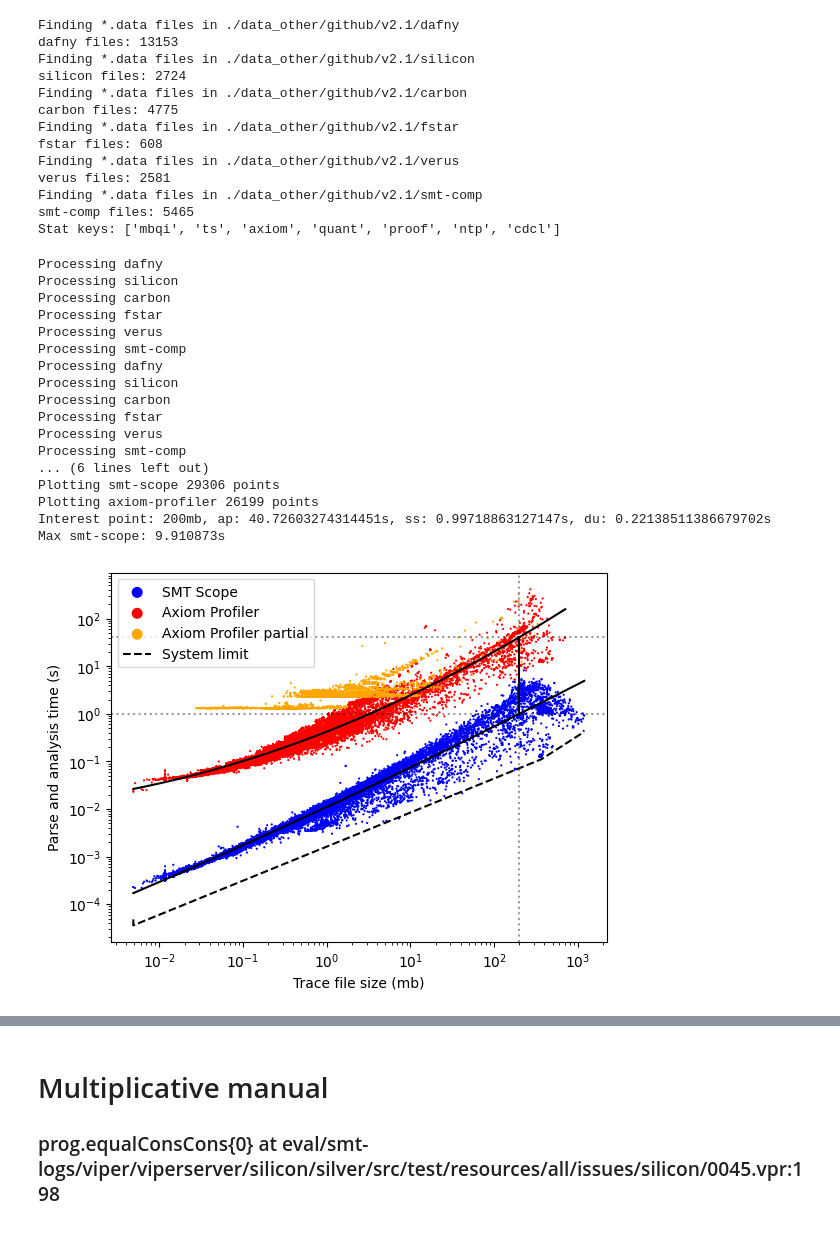
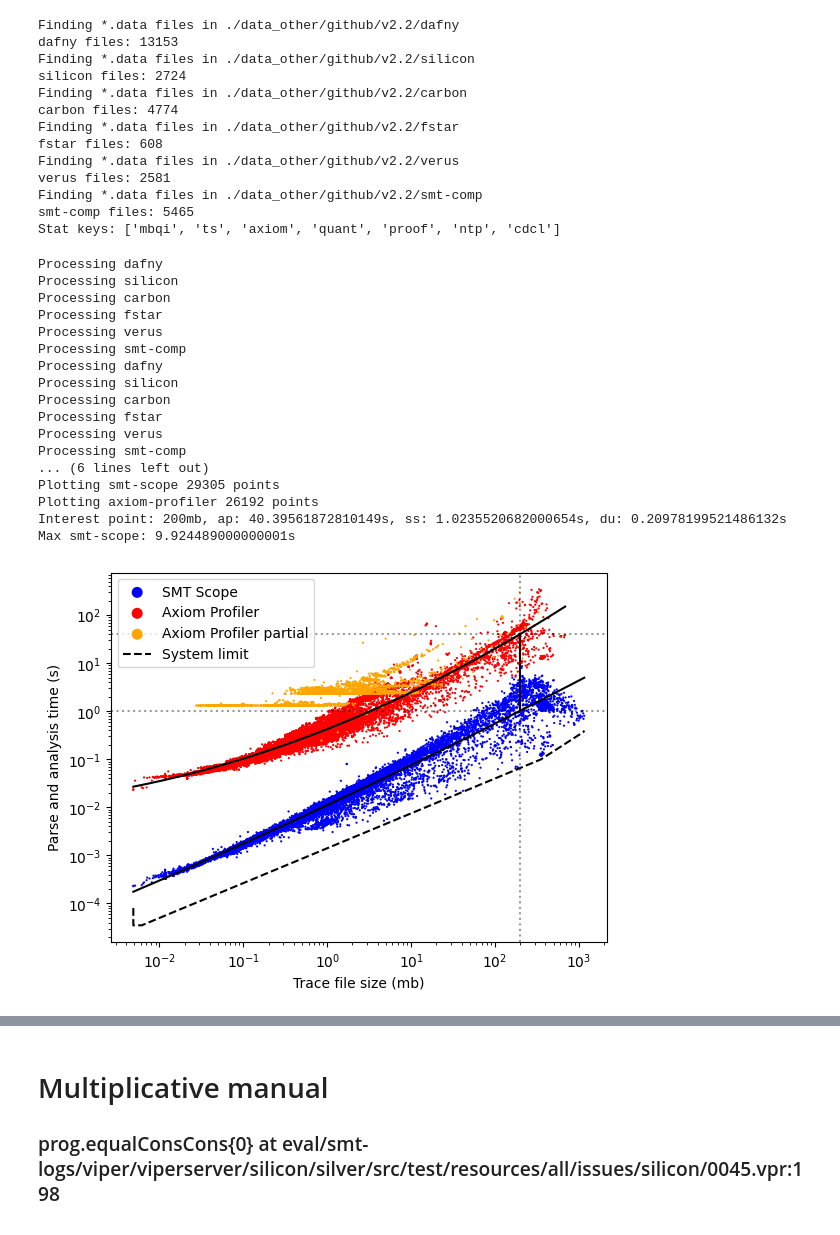
Before and after one commit to viperproject/smt-scope, a Jupyter notebook: eval/Analyse.ipynb, the cells around one changed output, grey strips where cells are left out. Saved outputs shown, nothing was run; the diff lists cells and outputs as text; code cells hidden in the pictures.

```diff
--- a/eval/Analyse.ipynb
+++ b/eval/Analyse.ipynb
@@ -18,9 +18,10 @@ tools = ["dummy", "smt-scope", "axiom-profiler"]
 
 stat_keys = None
 all_data = {}
-version = "github/v2.1"
+version = "github/v2.2"
 for dir in benchmarks:
     dir_data = {}
+    quant_counts = {}
     print(f"Finding *.data files in ./data_other/{version}/{dir}")
     for root, dirs, files in os.walk(f"./data_other/{version}/{dir}"):
         for file in files:
@@ -89,8 +90,15 @@ for dir in benchmarks:
                                 assert dir == "smt-comp"
                             data["stats"] = stats
                         case "[QuantInstCount]":
-                            # [QuantInstCount] constructor_accessor_axiom{0}[q0{0}] 0 0
                             assert len(line) == 4
+                            name = line[1]
+                            normal = int(line[2])
+                            axiom = int(line[3])
+                            if name in quant_counts:
+                                quant_counts[name]["normal"] += normal
+                                quant_counts[name]["axiom"] += axiom
+                            else:
+                                quant_counts[name] = { "normal": normal, "axiom": axiom }
                         case "[Loops]":
                             assert len(line) == 5 and line[2] == "true," and line[4] == "false"
                             current["loops"] = { "true-count": int(line[1]), "false-count": int(line[3]), "true": [], "false": [] }
@@ -195,21 +203,21 @@ for dir in benchmarks:
                         break
                 if not skip:
                     dir_data[os.path.join(root, file)] = data
-    all_data[dir] = dir_data
+    all_data[dir] = { "files": dir_data, "quants": quant_counts }
     print(f"{dir} files: {len(dir_data)}")
 print(f"Stat keys: {stat_keys}")
 # %% [output]
-Finding *.data files in ./data_other/github/v2.1/dafny
+Finding *.data files in ./data_other/github/v2.2/dafny
 dafny files: 13153
-Finding *.data files in ./data_other/github/v2.1/silicon
+Finding *.data files in ./data_other/github/v2.2/silicon
 silicon files: 2724
-Finding *.data files in ./data_other/github/v2.1/carbon
-carbon files: 4775
-Finding *.data files in ./data_other/github/v2.1/fstar
+Finding *.data files in ./data_other/github/v2.2/carbon
+carbon files: 4774
+Finding *.data files in ./data_other/github/v2.2/fstar
 fstar files: 608
-Finding *.data files in ./data_other/github/v2.1/verus
+Finding *.data files in ./data_other/github/v2.2/verus
 verus files: 2581
-Finding *.data files in ./data_other/github/v2.1/smt-comp
+Finding *.data files in ./data_other/github/v2.2/smt-comp
 smt-comp files: 5465
 Stat keys: ['mbqi', 'ts', 'axiom', 'quant', 'proof', 'ntp', 'cdcl']
 # %%
@@ -227,7 +235,7 @@ for tool in tools:
     plots[tool] = { "xs": [], "ys": [] }
     plots_tool = plots[tool]
     for dir in benchmarks:
-        dir_data = all_data[dir]
+        dir_data = all_data[dir]["files"]
         print(f"Processing {dir}")
         # ap = { "xs": [], "ys": [], "exs": [], "eys": [] }
         # ss = { "xs": [], "ys": [] }
@@ -343,38 +351,38 @@ max_smt_scope = max(plots["smt-scope"]["ys"])
 print(f"Max smt-scope: {max_smt_scope}s")
 plt.axvline(interest, color="black", linestyle="dotted", alpha=0.4)
 plt.axhline(ap_interest, color="black", linestyle="dotted", alpha=0.4)
 plt.axhline(ss_interest, color="black", linestyle="dotted", alpha=0.4)
 plt.plot([interest, interest], [ss_interest, ap_interest], color="black")
 
 
 ax.set_xlabel("Trace file size (mb)")
 ax.set_ylabel(f"Parse and analysis time (s)")
 # ax.set_title(f"Time")
 # Set x-axis to log base 2 scale
 ax.set_xscale('log')#, base=2)
 ax.set_yscale('log')
 lgnd = ax.legend(markerscale=5)
 plt.savefig(f"./data_other/{version}/all.pdf")
 plt.show()
 # %% [output]
 Processing dafny
 Processing silicon
 Processing carbon
 Processing fstar
 Processing verus
 Processing smt-comp
 Processing dafny
 Processing silicon
 Processing carbon
 Processing fstar
 Processing verus
 Processing smt-comp
 ... (6 lines left out)
-Plotting smt-scope 29306 points
-Plotting axiom-profiler 26199 points
-Interest point: 200mb, ap: 40.72603274314451s, ss: 0.99718863127147s, du: 0.22138511386679702s
-Max smt-scope: 9.910873s
+Plotting smt-scope 29305 points
+Plotting axiom-profiler 26192 points
+Interest point: 200mb, ap: 40.39561872810149s, ss: 1.0235520682000654s, du: 0.20978199521486132s
+Max smt-scope: 9.924489000000001s
-[figure, old version]
+[figure, new version]
 # %%
 def check_contained(quant_seq, loops):
     return set(quant_seq) in loops
```
Also changed, not shown: parts of 2 cells of this notebook.
